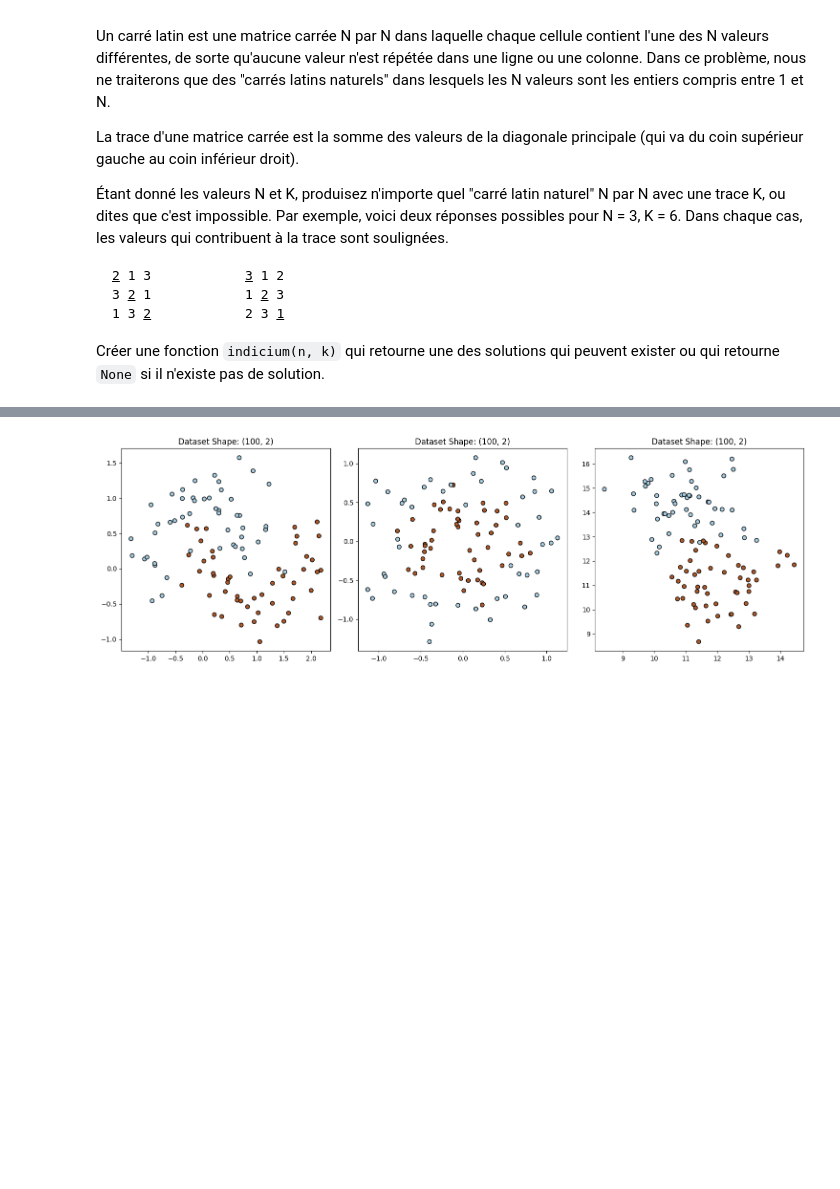
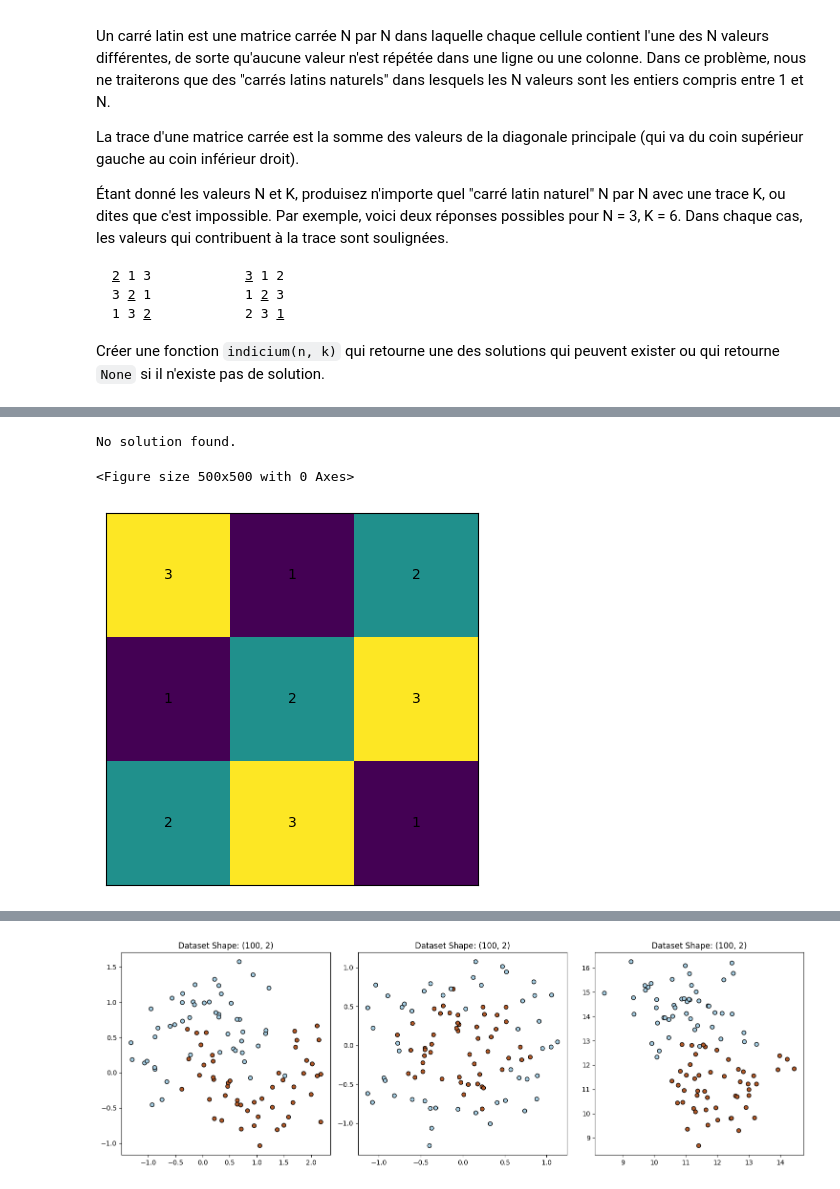
Before and after one commit to ferrorra/Programmation-Avanc-e-AMSD, a Jupyter notebook: BOUROUINA_Rania.ipynb, the cells around one changed output, grey strips where cells are left out. Drawn from its saved outputs; the diff is of its cells as text; code cells hidden in the pictures; blank space fills up the shorter version.

```diff
--- a/BOUROUINA_Rania.ipynb
+++ b/BOUROUINA_Rania.ipynb
@@ -213,0 +120,17 @@ else:
+# %%
+#petite fun pour bien visualise
+import matplotlib.pyplot as plt
+def visualize_latin_square(square):
+    n = len(square)
+    colors = plt.cm.viridis(range(n))
+
+    plt.figure(figsize=(5, 5))
+    plt.matshow(square, cmap='viridis')
+
+    for i in range(n):
+        for j in range(n):
+            plt.text(j, i, str(square[i][j]), va='center', ha='center', color='w' if square[i][j] < n // 2 else 'black')
+
+    plt.xticks([])
+    plt.yticks([])
+    plt.show()
@@ -213,0 +271,24 @@ else:
+# %%
+# Example usage: impossibel
+N = 3
+K = 7
+result = indicium_jacob_mathews(N, K)
+if result:
+    for row in result:
+        print(row)
+else:
+    print("No solution found.")
+# %% [output]
+No solution found.
+# %%
+# Example usage: possible
+N = 3
+K = 6
+result = indicium_jacob_mathews(N, K)
+if result:
+    visualize_latin_square(result)
+else:
+    print("No solution found.")
+# %% [output]
+<Figure size 500x500 with 0 Axes>
+[figure, added]
```
Also changed, not shown: parts of 27 cells of this notebook.
